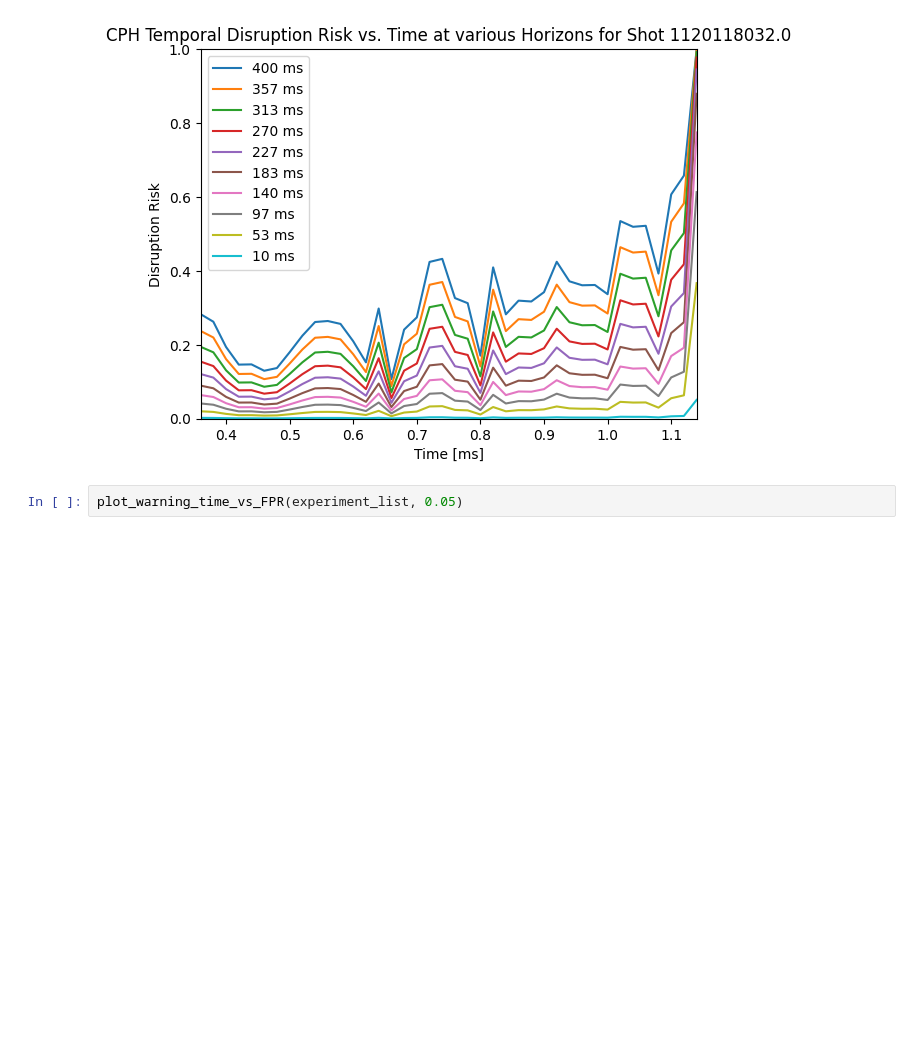
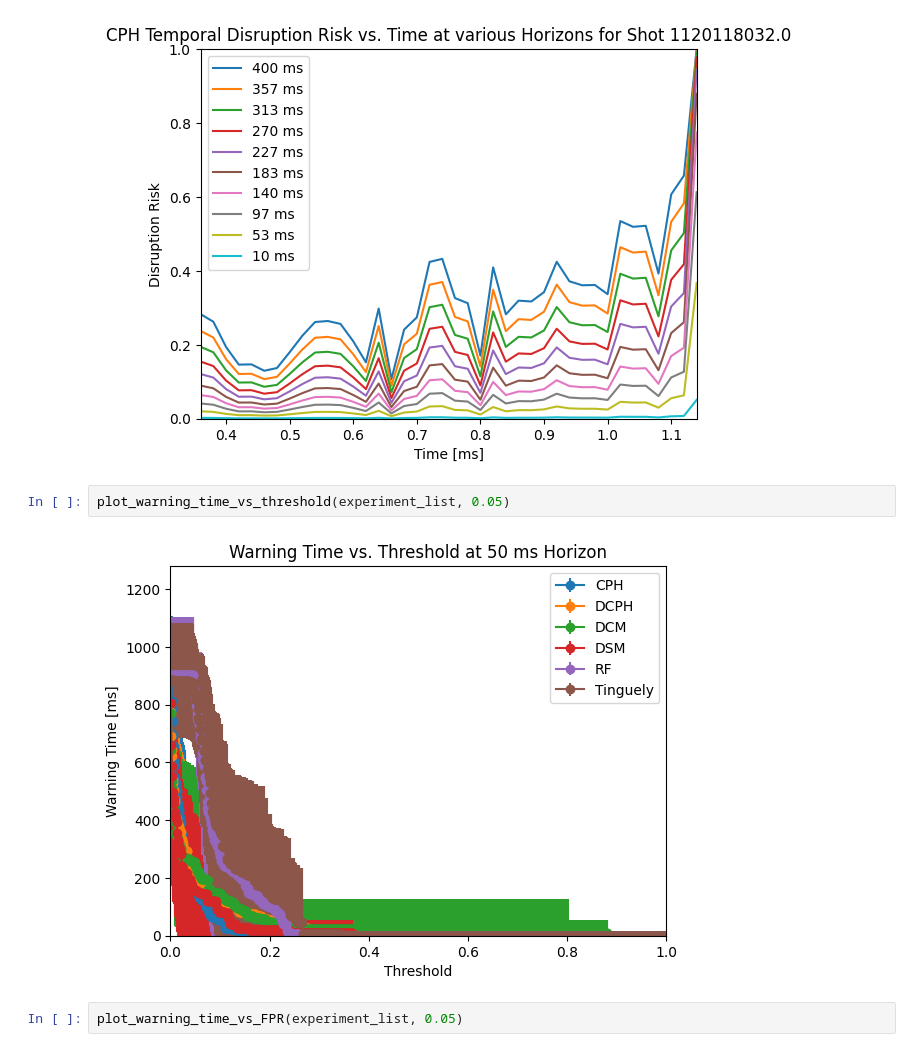
Before and after one commit to MIT-PSFC/disruption-survival-analysis, a Jupyter notebook: Run Experiments.ipynb, the cells around one changed output. Saved outputs shown, nothing was run; the diff lists cells and outputs as text; blank space fills up the shorter version.

Commit message:
Added warning time vs threshold experiment

```diff
--- a/Run Experiments.ipynb
+++ b/Run Experiments.ipynb
@@ -80,6 +80,10 @@ for experiment in experiment_list:
 # %% [output]
 [figure]
 [figure]
+# %%
+plot_warning_time_vs_threshold(experiment_list, 0.05)
+# %% [output]
+[figure, added]
 # %%
 plot_warning_time_vs_FPR(experiment_list, 0.05)
 # %% [output]
```
Also changed, not shown: 2 other files.
